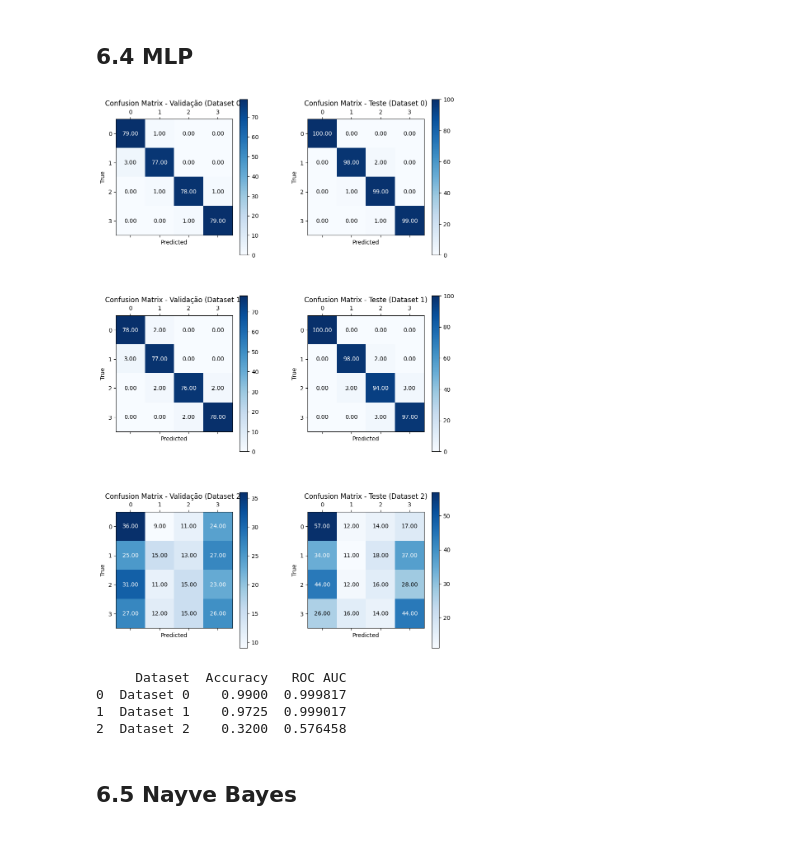
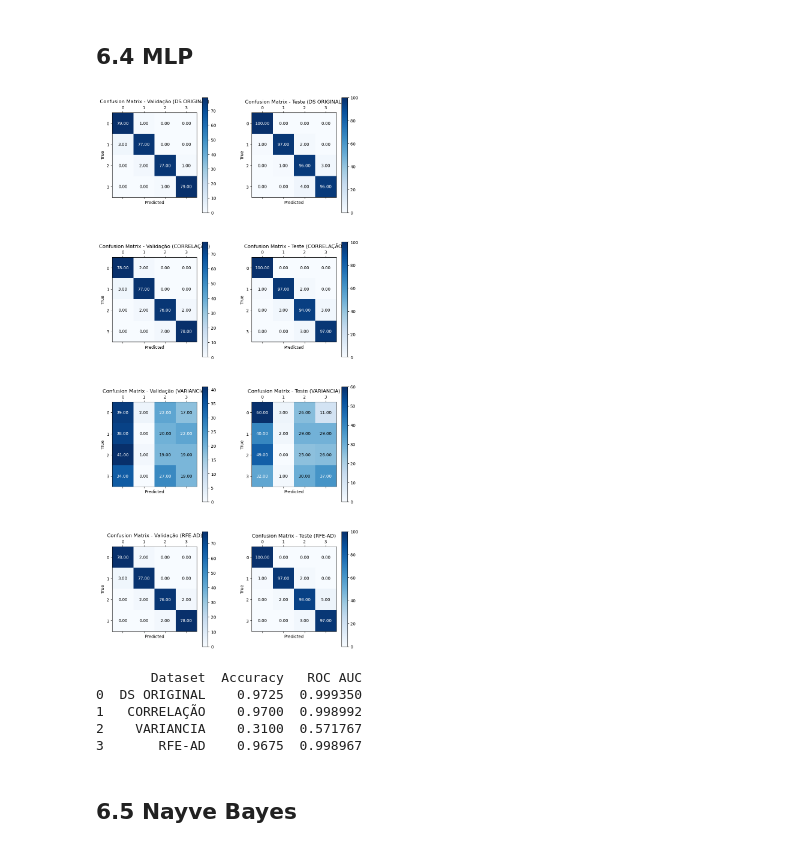
Before and after one commit to racouto7/PES03-Aprendizado-de-M-quinas-1, a Jupyter notebook: Projeto Aprendizado 2.ipynb, the cells around one changed output. Cells and saved outputs as stored; diff of their text form; code cells hidden in the pictures.

```diff
--- a/Projeto Aprendizado 2.ipynb
+++ b/Projeto Aprendizado 2.ipynb
@@ -427,3 +512,8 @@ df_m3 =
+# %%
+# Melhores Valores encontrados pelo RFE
+df_m3 = df1[['battery_power', 'px_height', 'px_width', 'ram','price_range']]
+
+X3, y3 = var_x_y(df_m3)
 # %%
 #Separando o conjunto de dados em treino+valição e teste
 X_train3, X_test3, y_train3, y_test3 = train_test_split(X3, y3, test_size=0.2, random_state=42, stratify=df1['price_range'])
@@ -432,3 +524,12 @@ X_train3, X_test3, y_train3, y_test3 = train_test_split(X3, y3, test_size=0.2, r
+# %%
+# Lista de conjuntos de dados e seus nomes
+datasets = [
+    (X_train0, X_test0, y_train0, y_test0),
+    (X_train1, X_test1, y_train1, y_test1),
+    (X_train2, X_test2, y_train2, y_test2),
+    (X_train3, X_test3, y_train3, y_test3),
+]
+names = ['DS ORIGINAL', 'CORRELAÇÃO', 'VARIANCIA', 'RFE-AD']
 # %% [markdown]
 ## 6.1 Função para gerar as metricas
 # %%
@@ -517,14 +618,6 @@ knn = KNeighborsClassifier()
 # Definir os parâmetros do modelo
 params = {'metric': 'manhattan', 'n_neighbors': 38}
 
-# Lista de conjuntos de dados e seus nomes
-datasets = [
-    (X_train0, X_test0, y_train0, y_test0),
-    (X_train1, X_test1, y_train1, y_test1),
-    (X_train2, X_test2, y_train2, y_test2),
-]
-names = ['Dataset 0', 'Dataset 1', 'Dataset 2', 'Dataset 3']
-
 # Gerar a tabela de métricas e as matrizes de confusão
 metrics_df = generate_metrics_table_and_confusion_matrices(knn, params, datasets, names)
 
@@ -545,14 +639,6 @@ dt = DecisionTreeClassifier()
 # Definir os parâmetros do modelo
 params = {'max_depth': 6}
 
-# Lista de conjuntos de dados e seus nomes
-datasets = [
-    (X_train0, X_test0, y_train0, y_test0),
-    (X_train1, X_test1, y_train1, y_test1),
-    (X_train2, X_test2, y_train2, y_test2),
-]
-names = ['Dataset 0', 'Dataset 1', 'Dataset 2', 'Dataset 3']
-
 # Gerar a tabela de métricas e as matrizes de confusão
 metrics_df = generate_metrics_table_and_confusion_matrices(dt, params, datasets, names)
 
@@ -569,30 +656,25 @@ print(metrics_df)
 # %%
 # Definir o modelo
 mlp = MLPClassifier()
 
 # Definir os parâmetros do modelo
 params = {
     'activation':'identity', 'hidden_layer_sizes':(2,), 'max_iter':2000
 }
-# Lista de conjuntos de dados e seus nomes
-datasets = [
-    (X_train0, X_test0, y_train0, y_test0),
-    (X_train1, X_test1, y_train1, y_test1),
-    (X_train2, X_test2, y_train2, y_test2),
-]
-names = ['Dataset 0', 'Dataset 1', 'Dataset 2', 'Dataset 3']
+
 
 # Gerar a tabela de métricas e as matrizes de confusão
 metrics_df = generate_metrics_table_and_confusion_matrices(mlp, params, datasets, names)
 
 # Exibir a tabela de métricas
 print(metrics_df)
 # %% [output]
-[figure, old version]
+[figure, new version]
-     Dataset  Accuracy   ROC AUC
-0  Dataset 0    0.9900  0.999817
-1  Dataset 1    0.9725  0.999017
-2  Dataset 2    0.3200  0.576458
+       Dataset  Accuracy   ROC AUC
+0  DS ORIGINAL    0.9725  0.999350
+1   CORRELAÇÃO    0.9700  0.998992
+2    VARIANCIA    0.3100  0.571767
+3       RFE-AD    0.9675  0.998967
 # %% [markdown]
 ## 6.5 Nayve Bayes
 # %%
```
Also changed, not shown: parts of 16 cells of this notebook.
